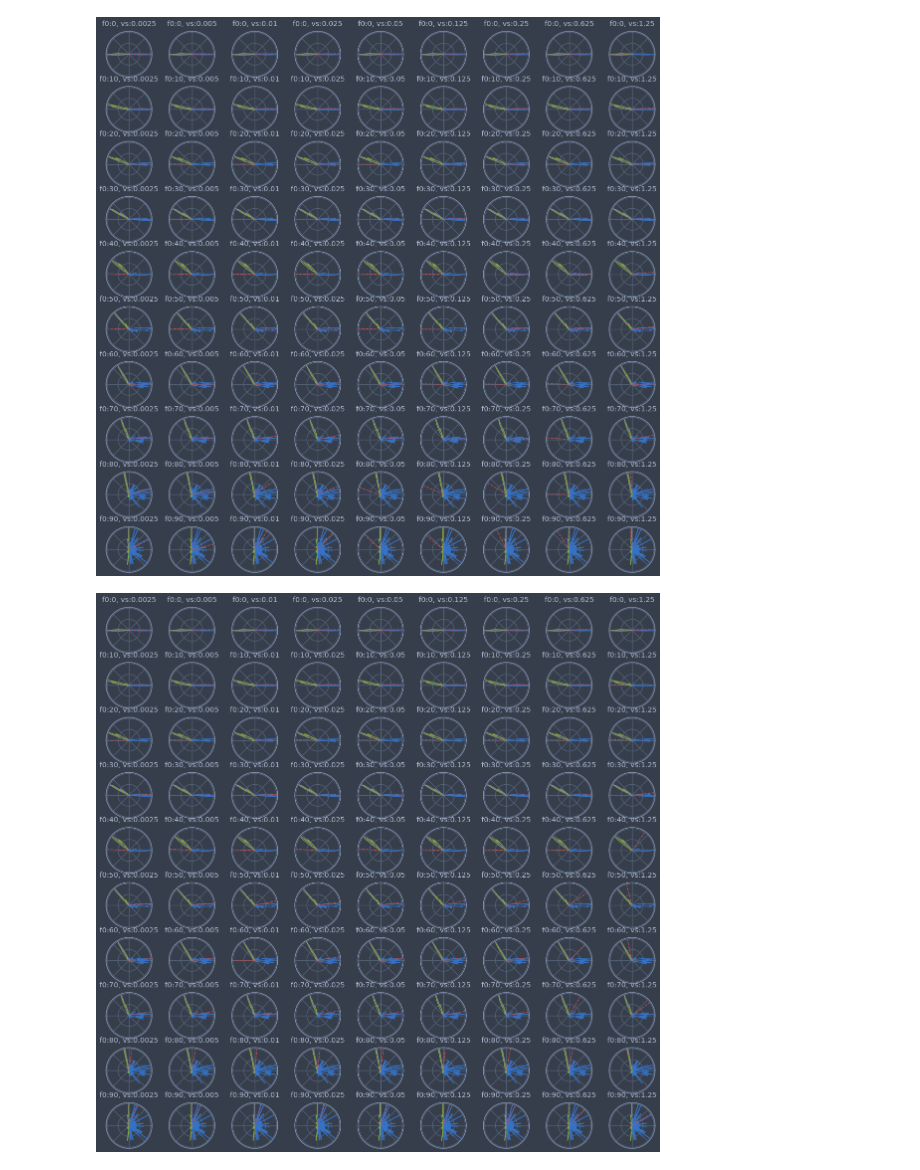
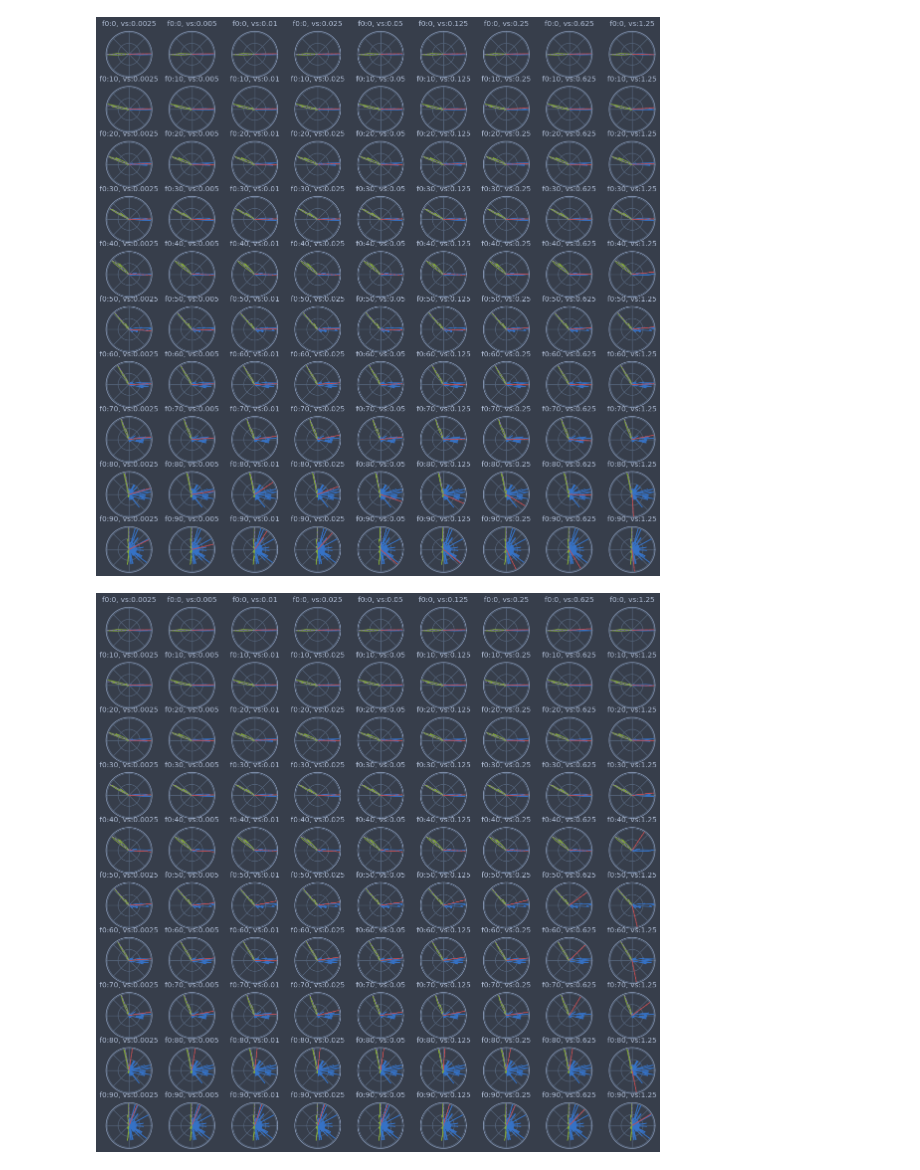
Before and after one commit to fmatuschke/thesis_main, a Jupyter notebook: 5_singleton/voxel_size_simulation.ipynb, the cells around one changed output. Drawn from its saved outputs; the diff is of its cells as text; code cells hidden in the pictures.

```diff
--- a/5_singleton/voxel_size_simulation.ipynb
+++ b/5_singleton/voxel_size_simulation.ipynb
@@ -56,36 +56,45 @@ for model in df.model.unique():
             phi = df_sub.explode("f_phi").f_phi.to_numpy(float)
             theta = df_sub.explode("f_theta").f_theta.to_numpy(float)
             phi, phi_inc = helper.circular.orientation_sph_plot(phi, theta)
 
             h, x = np.histogram(phi,
                                 np.linspace(-np.pi / 2,
                                             np.pi / 2,
                                             4 * 18 + 1,
                                             endpoint=True),
                                 density=True)
             x = x[:-1] + (x[1] - x[0]) / 2
             h = h / np.amax(h)
             axs[i, j].plot(x, h)
 
             h, x = np.histogram(phi_inc,
                                 np.linspace(np.pi / 2,
                                             3 * np.pi / 2,
                                             4 * 18 + 1,
                                             endpoint=True),
                                 density=True)
             x = x[:-1] + (x[1] - x[0]) / 2
             h = h / np.amax(h)
             axs[i, j].plot(x, h)
 
             phi = df_sub.explode("epa_dir").epa_dir.to_numpy(float)
             phi[phi > np.pi] -= 2 * np.pi
-            axs[i, j].plot([phi, phi], [0, 1], '--')
+            phi[phi > np.pi / 2] -= np.pi
+            h, x = np.histogram(phi,
+                                np.linspace(-np.pi / 2,
+                                            np.pi / 2,
+                                            4 * 18 + 1,
+                                            endpoint=True),
+                                density=True)
+            x = x[:-1] + (x[1] - x[0]) / 2
+            h = h / np.amax(h)
+            axs[i, j].plot(x, h, '--')
             axs[i,
                 j].plot([np.deg2rad(180 - f0_inc),
                          np.deg2rad(180 - f0_inc)], [0, 1], '--')
 # %% [output]
-[figure, old version]
+[figure, new version]
-[figure, old version]
+[figure, new version]
 # %%
 hist_bin = lambda n: np.linspace(0, np.pi, n + 1, endpoint=True)
 
```
Also changed, not shown: 3 other files.
